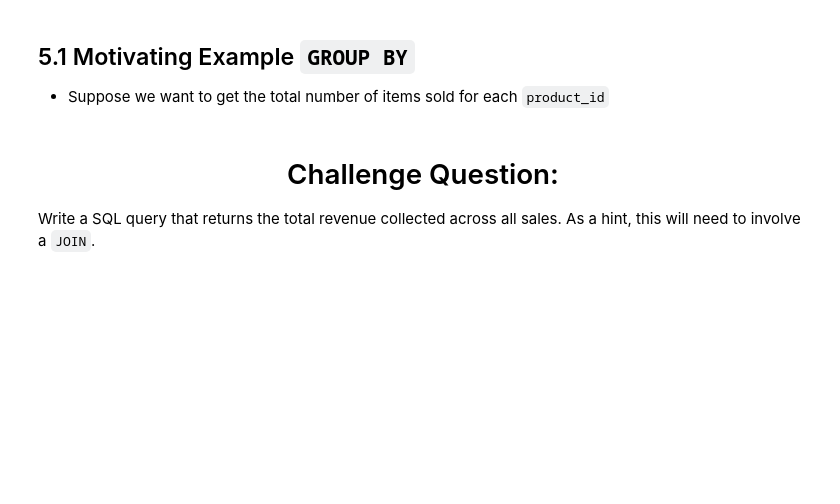
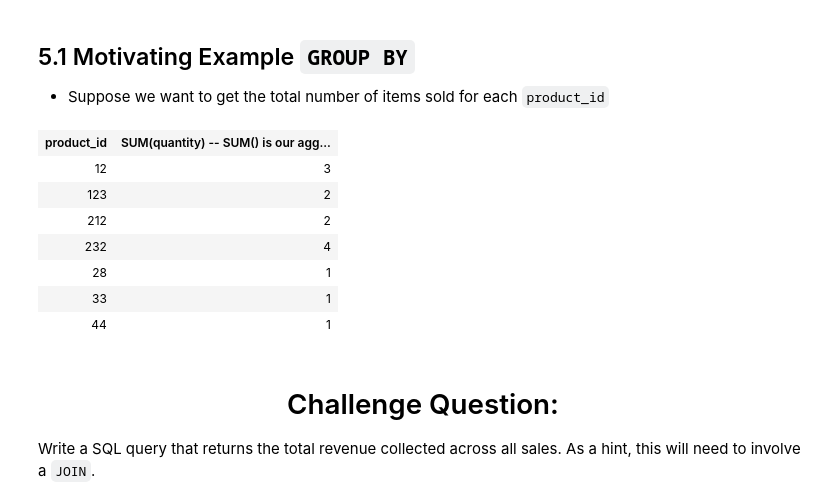
Before and after one commit to eldu/mpa-2065-slides, a Jupyter notebook: 13-2_sql_basics.ipynb, the cells around one changed output. Drawn from its saved outputs; the diff is of its cells as text; code cells hidden in the pictures; blank space fills up the shorter version.

```diff
--- a/13-2_sql_basics.ipynb
+++ b/13-2_sql_basics.ipynb
@@ -399,13 +408,22 @@ WHERE
 - Suppose we want to get the total number of items sold for each `product_id`
 # %%
 SELECT
-    product_id
+    product_id,
     SUM(quantity)       -- SUM() is our aggregate function
 FROM
     orders
 GROUP BY
     product_id
 ;
+# %% [output]
+| product_id | SUM(quantity) -- SUM() is our agg... |
+| 12 | 3 |
+| 123 | 2 |
+| 212 | 2 |
+| 232 | 4 |
+| 28 | 1 |
+| 33 | 1 |
+| 44 | 1 |
 # %% [markdown]
 <center><h1>Challenge Question:</h1></center>
 
```
Also changed, not shown: parts of 6 cells of this notebook, 1 other file.
